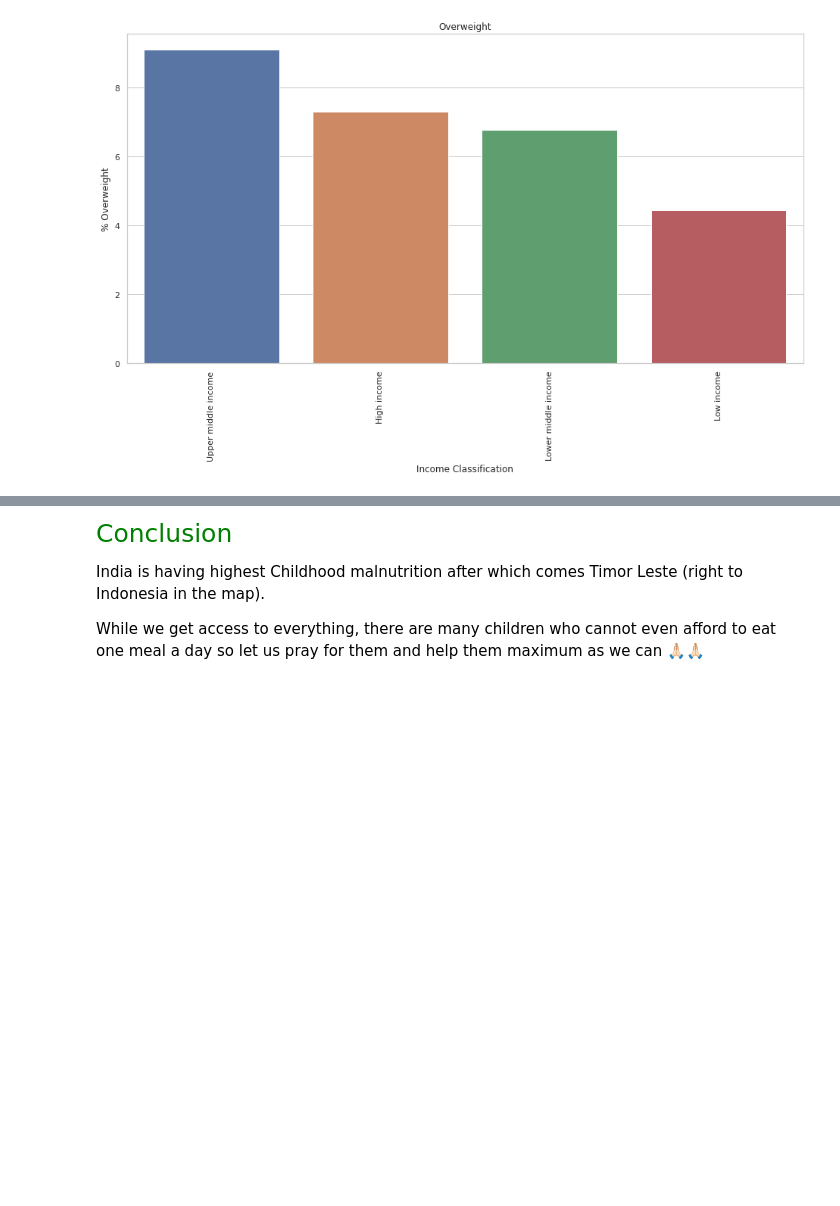
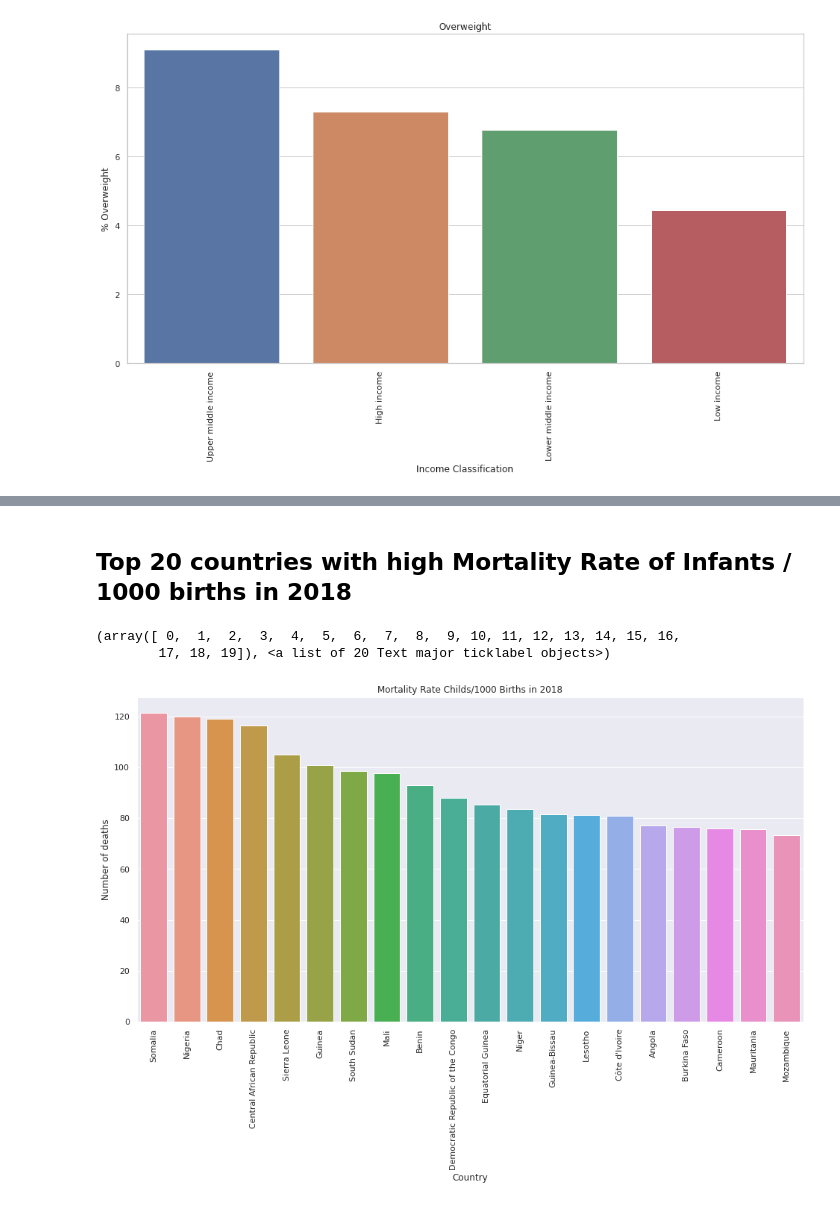
Before and after one commit to Ankit-sharma-hp/Child_malnutrition-data_analysis, a Jupyter notebook: Child_malnutrition_data_analysis_python_file_.ipynb, the cells around one changed output, grey strips where cells are left out. Cells and saved outputs as stored; diff of their text form; code cells hidden in the pictures; blank space fills up the shorter version.

```diff
--- a/Child_malnutrition_data_analysis_python_file_.ipynb
+++ b/Child_malnutrition_data_analysis_python_file_.ipynb
@@ -444,6 +378,15 @@ map.show()
-# %% [markdown]
-<span style="font-family:cursive; font-size:25px; color:green;"> Conclusion</span>
-
-India is having highest Childhood malnutrition after which comes Timor Leste (right to Indonesia in the map).
-
-While we get access to everything, there are many children who cannot even afford to eat one meal a day so let us pray for them and help them maximum as we can 🙏🏻🙏🏻
+# %% [markdown]
+## Top 20 countries with high Mortality Rate of Infants / 1000 births in 2018
+# %%
+plt.figure(figsize=(16, 8))
+x = df_world_mort[(df_world_mort["Sex"] == "Total") & (df_world_mort["Year"] == 2018) ].sort_values(by="value", ascending=False).head(20)
+sns.set(style="darkgrid")
+ax = sns.barplot(x["Country"], x["value"])
+ax.set_title('Mortality Rate Childs/1000 Births in 2018')
+ax.set_ylabel('Number of deaths')
+ax.set_xlabel('Country')
+plt.xticks(rotation = 90)
+# %% [output]
+(array([ 0,  1,  2,  3,  4,  5,  6,  7,  8,  9, 10, 11, 12, 13, 14, 15, 16,
+        17, 18, 19]), <a list of 20 Text major ticklabel objects>)
+[figure, added]
```
Also changed, not shown: parts of 19 cells of this notebook.
